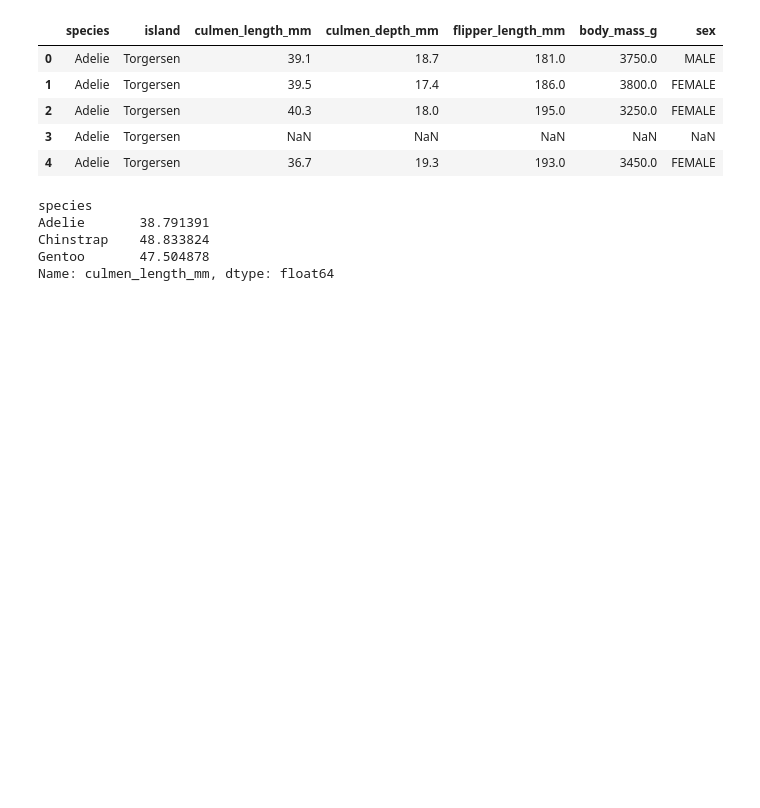
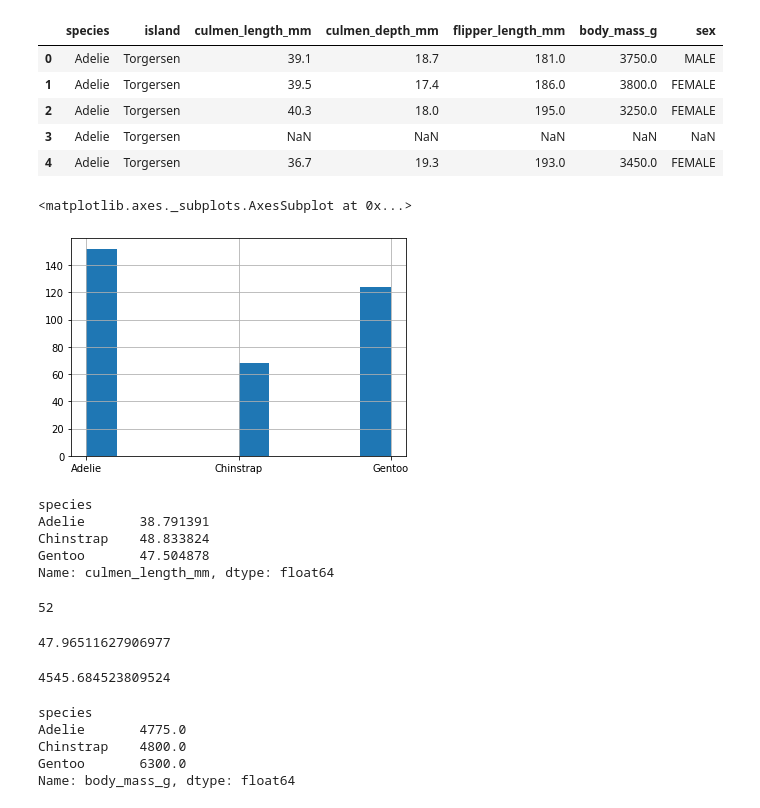
Before and after one commit to ThatOneGuyy208/CS167Repo, a Jupyter notebook: Day03_Pandas_Practice.ipynb, the cells around one changed output. Saved outputs shown, nothing was run; the diff lists cells and outputs as text; code cells hidden in the pictures; blank space fills up the shorter version.

```diff
--- a/Day03_Pandas_Practice.ipynb
+++ b/Day03_Pandas_Practice.ipynb
@@ -334,7 +460,7 @@ This is a new dataset, here's the source: https://www.kaggle.com/code/parulpande
 </div>
 # %%
 #make sure the path on the line below corresponds to the path where you put your dataset.
-penguin = pd.read_csv('datasets/penguins_size.csv') #'/content/drive/MyDrive/CS167/datasets/titanic.csv'
+penguin = pd.read_csv('/content/drive/MyDrive/CS167_Datasets/penguins_size.csv') #'/content/drive/MyDrive/CS167_Datasets/titanic.csv'
 penguin.head()
 # %% [output]
 |  | species | island | culmen_length_mm | culmen_depth_mm | flipper_length_mm | body_mass_g | sex |
@@ -345,8 +471,12 @@ penguin.head()
 | 4 | Adelie | Torgersen | 36.7 | 19.3 | 193.0 | 3450.0 | FEMALE |
 # %%
 # make a histogram of the different species of penguins
-
+penguin['species'].hist()
 # which species of penguin has the most rows in this dataset?
+#Adelie
+# %% [output]
+<matplotlib.axes._subplots.AxesSubplot at 0x...>
+[figure, added]
 # %%
 #find the average culmen length for each species of penguin.
 
@@ -360,16 +490,33 @@ Gentoo       47.504878
 Name: culmen_length_mm, dtype: float64
 # %%
 # find the number of Adelie penguins from Torgersen
+penguin[(penguin['species'] == 'Adelie') & (penguin['island'] =='Torgersen')].shape[0]
+# %% [output]
+52
 # %%
 # what is the percentage of female penguins in the dataset?
+penguin[penguin['sex'] == 'FEMALE'].shape[0]/penguin.shape[0] * 100
+# %% [output]
+47.96511627906977
 # %%
 # what is the average weight of male penguins? What about female penguins?
+penguin[penguin['sex'] == 'FEMALE']['body_mass_g'].mean()
+penguin[penguin['sex'] == 'MALE']['body_mass_g'].mean()
+# %% [output]
+4545.684523809524
 # %%
 # Which species of penguin is the heaviest? Which is the smallest?
-
+penguin.groupby(['species'])['body_mass_g'].min()
+penguin.groupby(['species'])['body_mass_g'].max()
 # look into the documentation and see what the following functions do:
 # min(), max(), idxmax()
 # see if you can use them to help answer the question
+# %% [output]
+species
+Adelie       4775.0
+Chinstrap    4800.0
+Gentoo       6300.0
+Name: body_mass_g, dtype: float64
 # %%
 # come up with 2 of your own questions that you think you can answer with the penguin dataset,
 # and use the tools you have to answer them.
```
Also changed, not shown: parts of 18 cells of this notebook.
